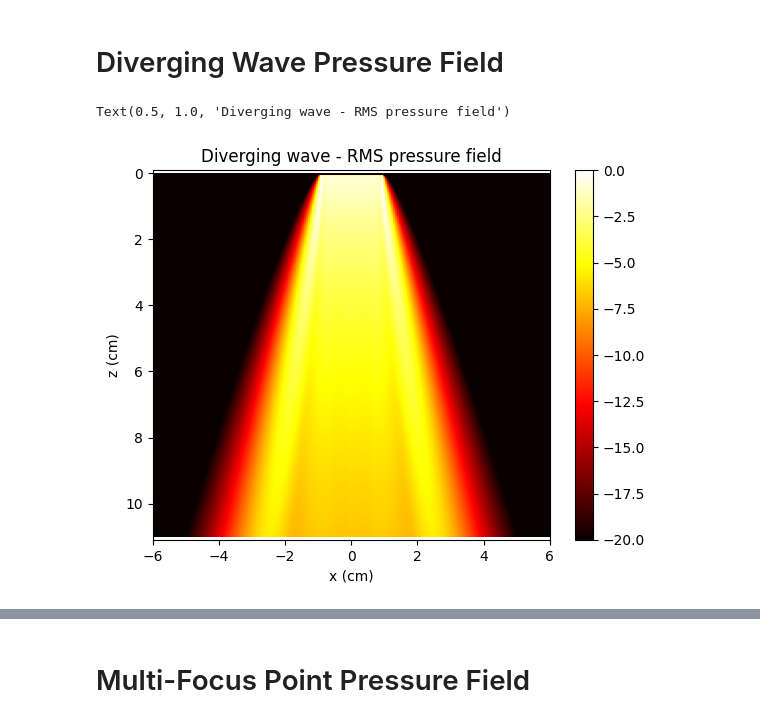
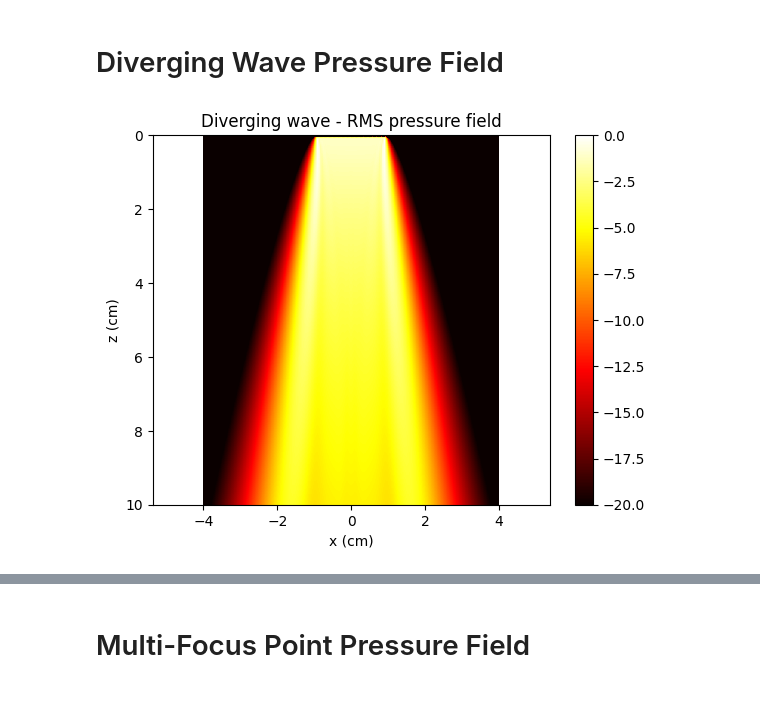
Before and after one commit to omarshaban02/Phased-Array-Pressure-Fields, a Jupyter notebook: Using_PyMust.ipynb, the cells around one changed output, grey strips where cells are left out. Drawn from its saved outputs; the diff is of its cells as text; code cells hidden in the pictures.

```diff
--- a/Using_PyMust.ipynb
+++ b/Using_PyMust.ipynb
@@ -97,11 +64,0 @@ plt.legend()
-# %%
-txdel = np.array(txdel).flatten()  # Flattening in case it's not 1D
-
-# Visualizing the delays
-plt.figure(figsize=(10, 4))
-plt.stem(txdel)
-plt.title("Transmit Delays Across Transducer Elements")
-plt.xlabel("Element Index")
-plt.ylabel("Delay (s)")
-plt.grid()
-plt.show()
@@ -110,37 +65,36 @@ plt.show()
 # %% [markdown]
 # Diverging Wave Pressure Field
 # %%
-# Calculate the transmit delays to generate a 75-degrees wide circular wave. Use TXDELAY.
+def drawDiverging(width=20, tilt=0):
+    # Calculate the transmit delays to generate a 75-degrees wide circular wave. Use TXDELAY.
+    width = width / 180 * np.pi # width angle in rad
+    tilt = tilt / 180 * np.pi # tilt angle in rad
+    txdel = pymust.txdelay(param, tilt, width) #% in s
 
-width = 30 / 180 * np.pi # width angle in rad
-tilt = 0 # tilt angle in rad
-txdel = pymust.txdelay(param, tilt, width) #% in s
 
-# Define a transmit apodization.
-param.TXapodization = np.cos(np.linspace(-3*np.pi/8, 3*np.pi/8, 64)); # if didn't work uncomment this line
-plt.bar(np.arange(txdel.shape[1]), param.TXapodization*1e6)
-plt.xlabel('Element number')
-plt.title('TX apodization')
+    # Apodization function
+    param.TXApodization = np.cos(np.linspace(-3*np.pi/8,3*np.pi/8,64))
 
-# Simulate the pressure field by using PFIELD.
-# First define an image grid.
-x = np.linspace(-6e-2, 6e-2, 200); # in m
-z = np.linspace(0, 11e-2, 200); # in m
-x, z = np.meshgrid(x, z);
-y = np.zeros_like(x)
+    # Simulate the pressure field by using PFIELD.
+    # First define an image grid.
+    x = np.linspace(-4e-2, 4e-2, 200); # in m
+    z = np.linspace(0, 10e-2, 200); # in m
+    x, z = np.meshgrid(x, z)
+    y = np.zeros_like(x)
 
-# The function PFIELD yields the root-mean-square (RMS) pressure field.
-P,_,_ = pymust.pfield(x, y, z,txdel,param);
+    # The function PFIELD yields the root-mean-square (RMS) pressure field.
+    P,_,_ = pymust.pfield(x, y, z, txdel, param)
 
-# Display the acoustic pressure field.
-plt.imshow(20*np.log10(P/np.max(P)), extent = np.array([x[0,0], x[-1,-1], z[-1,-1], z[0,0]])*1e2, cmap = 'hot')
-plt.clim(-20, 0) #dynamic range = [-20,0] dB
-plt.axis('equal')
-c = plt.colorbar()
-#c.YTickLabel{end} = '0 dB';
-plt.xlabel('x (cm)')
-plt.ylabel('z (cm)')
-plt.title('Diverging wave - RMS pressure field')
+    # Display the acoustic pressure field.
+    plt.imshow(20*np.log10(P/np.max(P)), extent = np.array([x[0,0], x[-1,-1], z[-1,-1], z[0,0]])*1e2, cmap = 'hot')
+    plt.clim(-20, 0) #dynamic range = [-20,0] dB
+    plt.axis('equal')
+    c = plt.colorbar()
+    plt.xlabel('x (cm)')
+    plt.ylabel('z (cm)')
+    plt.title('Diverging wave - RMS pressure field')
+    plt.show()
-# %% [output]
-Text(0.5, 1.0, 'Diverging wave - RMS pressure field')
-[figure, removed]
+# %%
+drawDiverging(20, 0)
+# %% [output]
+[figure, added]
```
Also changed, not shown: parts of 7 cells of this notebook.
